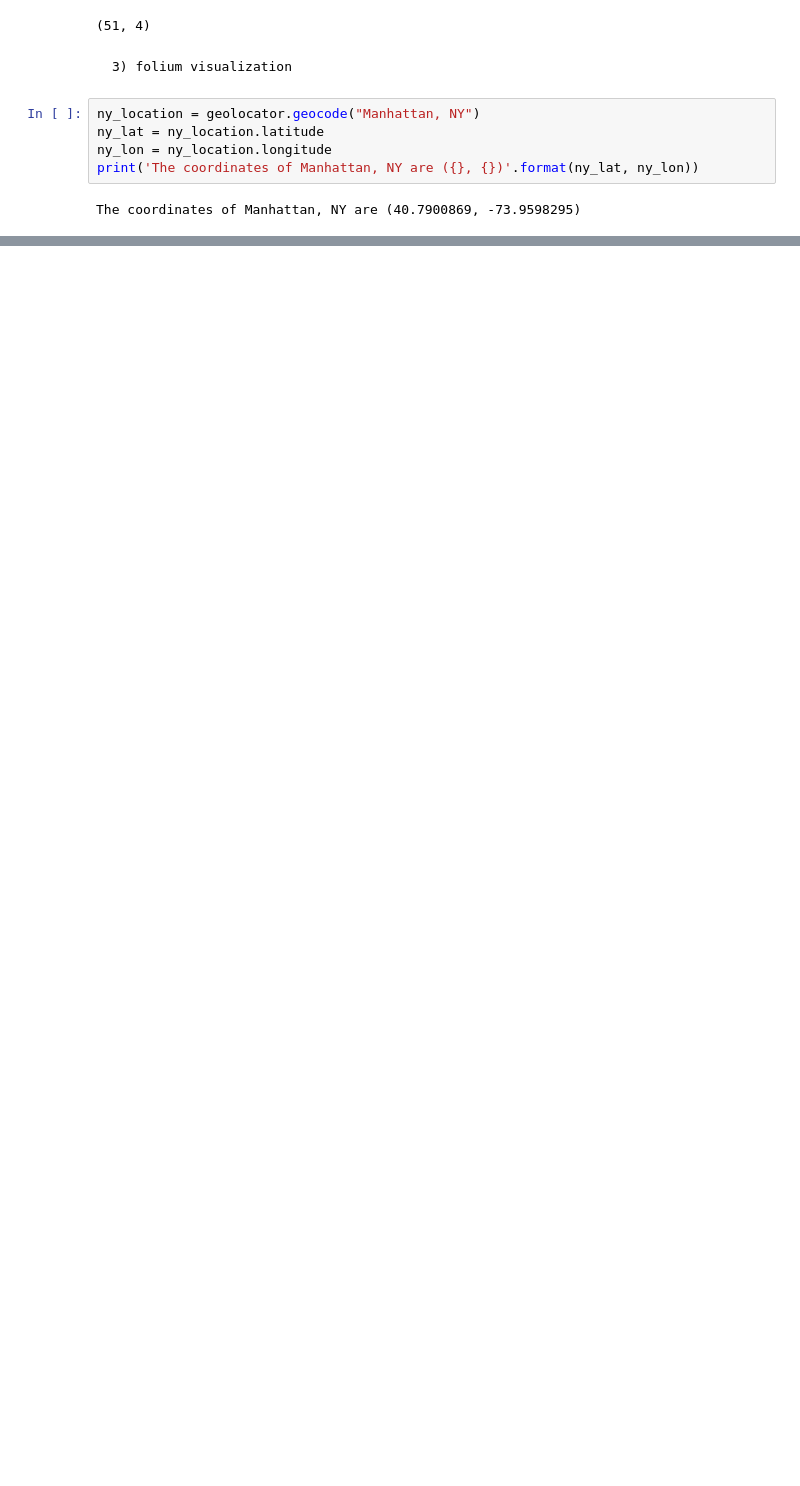
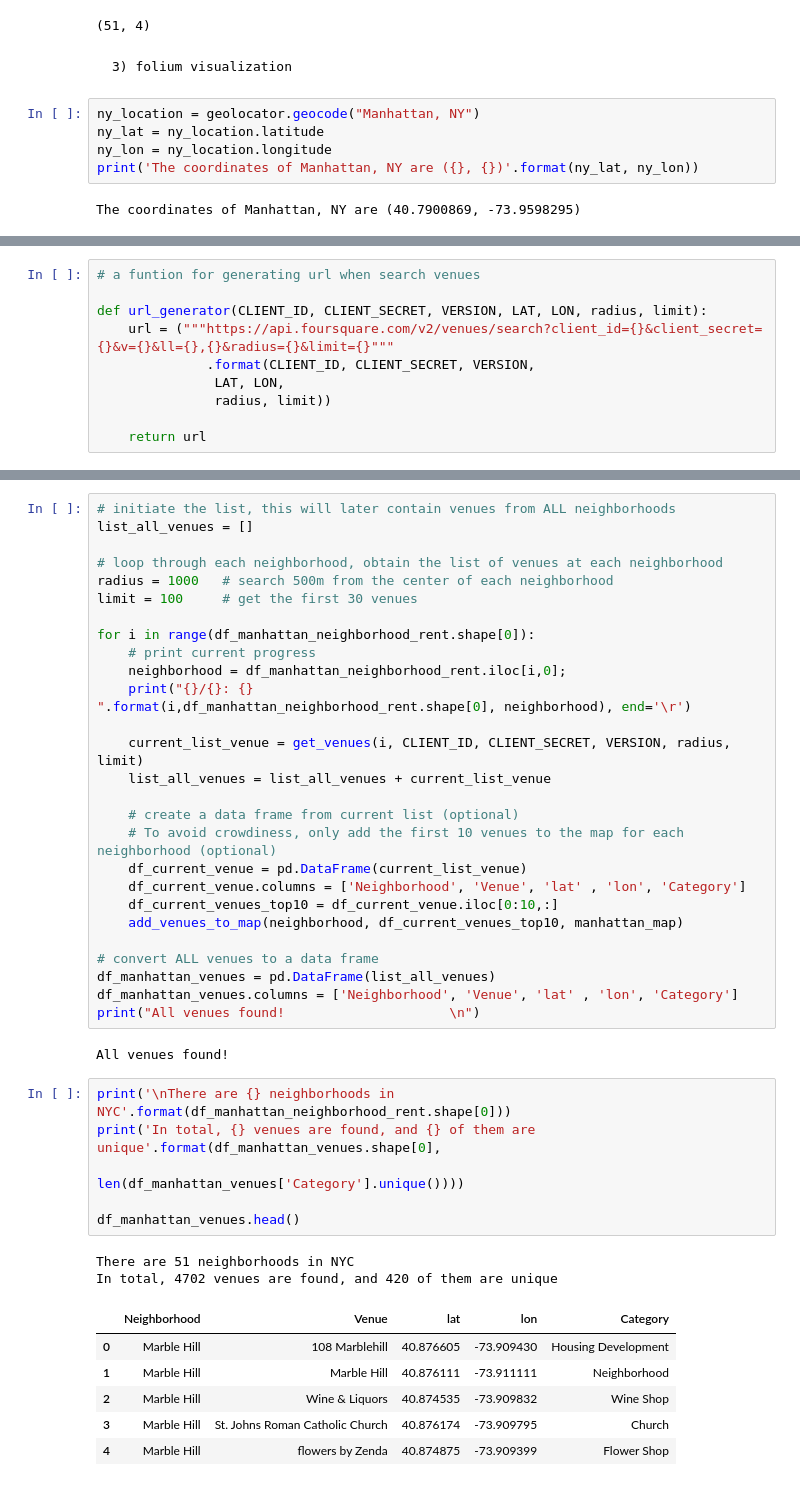
Before and after one commit to EstellaYu/Coursera_Capstone, a Jupyter notebook: Analysis__Explore_New_York_Apartment_Price_and_Neighborhood_Data.ipynb, the cells around one changed output, grey strips where cells are left out. Drawn from its saved outputs; the diff is of its cells as text; blank space fills up the shorter version.

Commit message:
add fourSquare API, venues found

```diff
--- a/Analysis__Explore_New_York_Apartment_Price_and_Neighborhood_Data.ipynb
+++ b/Analysis__Explore_New_York_Apartment_Price_and_Neighborhood_Data.ipynb
@@ -179,0 +195,10 @@ NameError: name 'folium' is not defined
+# %%
+# a funtion for generating url when search venues
+
+def url_generator(CLIENT_ID, CLIENT_SECRET, VERSION, LAT, LON, radius, limit):
+    url = ("""https://api.foursquare.com/v2/venues/search?client_id={}&client_secret={}&v={}&ll={},{}&radius={}&limit={}"""
+              .format(CLIENT_ID, CLIENT_SECRET, VERSION,
+               LAT, LON,
+               radius, limit))
+
+    return url
@@ -179,0 +247,44 @@ NameError: name 'folium' is not defined
+# %%
+# initiate the list, this will later contain venues from ALL neighborhoods
+list_all_venues = []
+
+# loop through each neighborhood, obtain the list of venues at each neighborhood
+radius = 1000   # search 500m from the center of each neighborhood
+limit = 100     # get the first 30 venues
+
+for i in range(df_manhattan_neighborhood_rent.shape[0]):
+    # print current progress
+    neighborhood = df_manhattan_neighborhood_rent.iloc[i,0];
+    print("{}/{}: {}                          ".format(i,df_manhattan_neighborhood_rent.shape[0], neighborhood), end='\r')
+
+    current_list_venue = get_venues(i, CLIENT_ID, CLIENT_SECRET, VERSION, radius, limit)
+    list_all_venues = list_all_venues + current_list_venue
+
+    # create a data frame from current list (optional)
+    # To avoid crowdiness, only add the first 10 venues to the map for each neighborhood (optional)
+    df_current_venue = pd.DataFrame(current_list_venue)
+    df_current_venue.columns = ['Neighborhood', 'Venue', 'lat' , 'lon', 'Category']
+    df_current_venues_top10 = df_current_venue.iloc[0:10,:]
+    add_venues_to_map(neighborhood, df_current_venues_top10, manhattan_map)
+
+# convert ALL venues to a data frame
+df_manhattan_venues = pd.DataFrame(list_all_venues)
+df_manhattan_venues.columns = ['Neighborhood', 'Venue', 'lat' , 'lon', 'Category']
+print("All venues found!                     \n")
+# %% [output]
+All venues found!
+# %%
+print('\nThere are {} neighborhoods in NYC'.format(df_manhattan_neighborhood_rent.shape[0]))
+print('In total, {} venues are found, and {} of them are unique'.format(df_manhattan_venues.shape[0],
+                                                                   len(df_manhattan_venues['Category'].unique())))
+
+df_manhattan_venues.head()
+# %% [output]
+There are 51 neighborhoods in NYC
+In total, 4702 venues are found, and 420 of them are unique
+|  | Neighborhood | Venue | lat | lon | Category |
+| 0 | Marble Hill | 108 Marblehill | 40.876605 | -73.909430 | Housing Development |
+| 1 | Marble Hill | Marble Hill | 40.876111 | -73.911111 | Neighborhood |
+| 2 | Marble Hill | Wine & Liquors | 40.874535 | -73.909832 | Wine Shop |
+| 3 | Marble Hill | St. Johns Roman Catholic Church | 40.876174 | -73.909795 | Church |
+| 4 | Marble Hill | flowers by Zenda | 40.874875 | -73.909399 | Flower Shop |
```
Also changed, not shown: parts of 9 cells of this notebook.
